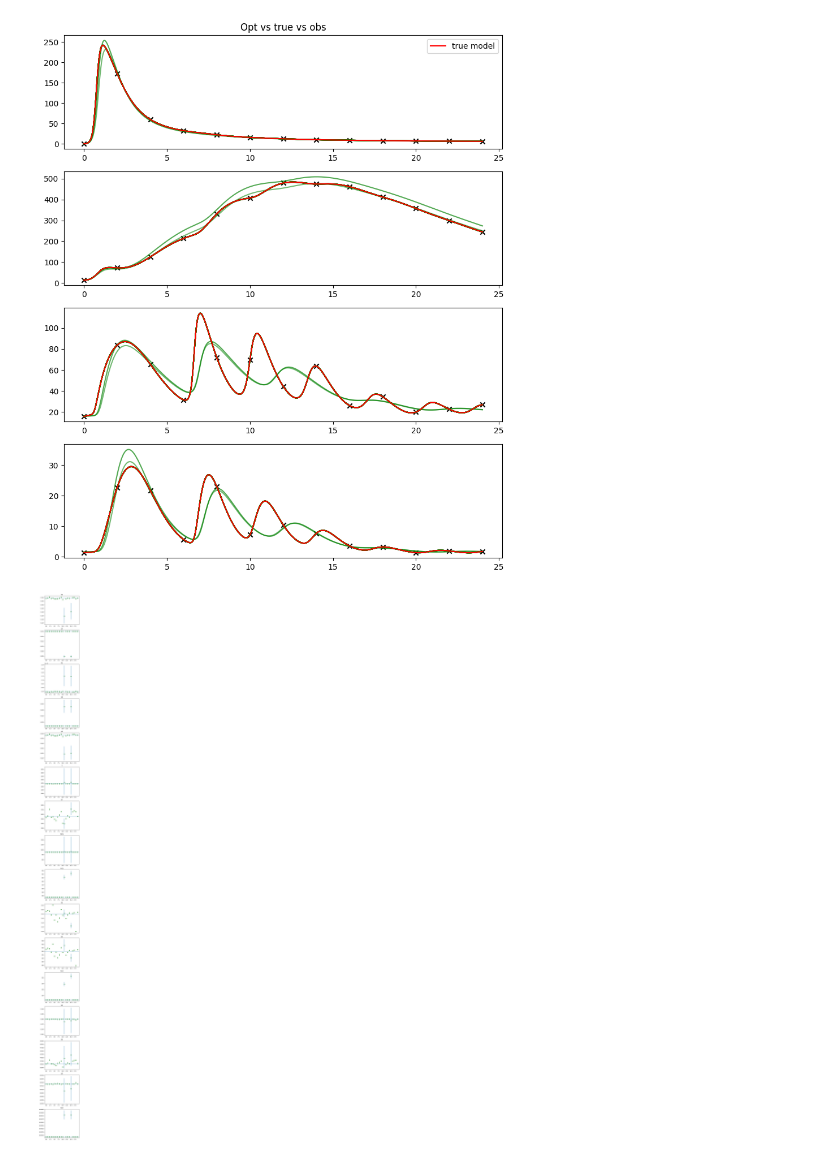
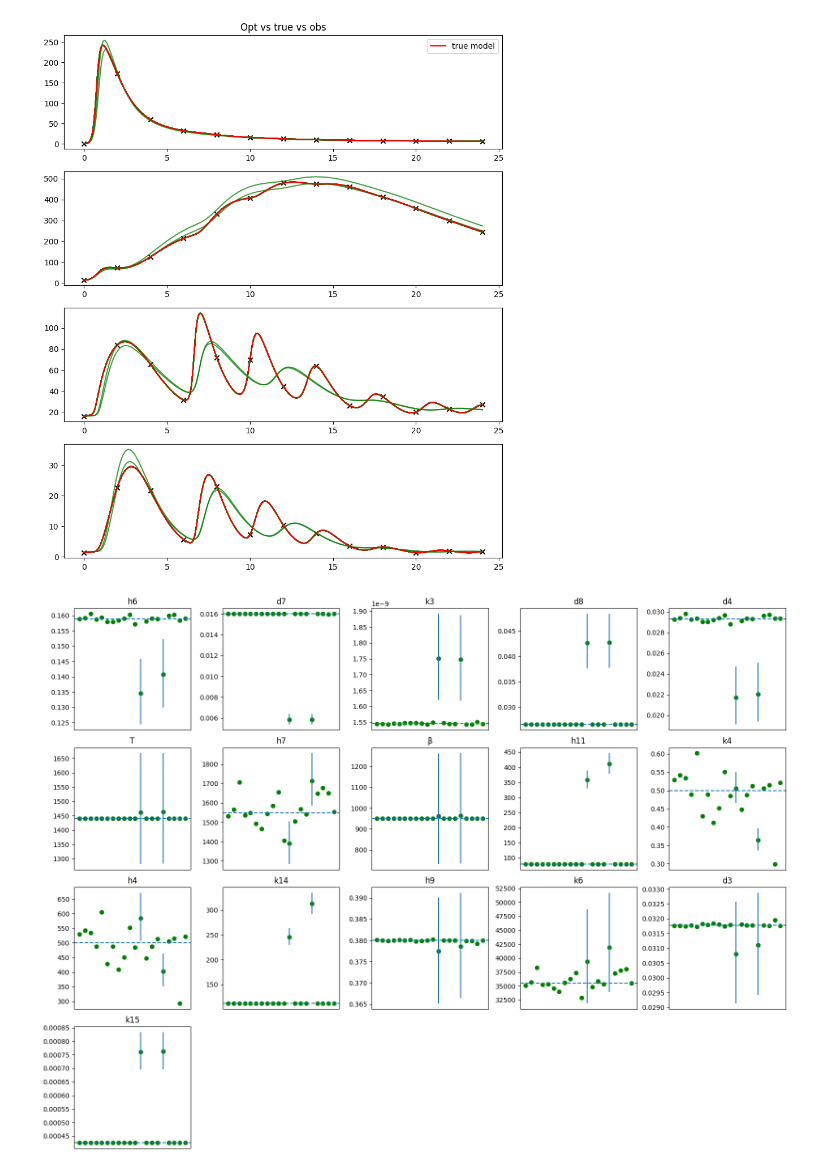
Before and after one commit to aayres22/ITIS_Analysis, a Jupyter notebook: Post_opt_ci.ipynb, the cells around one changed output. Drawn from its saved outputs; the diff is of its cells as text; code cells hidden in the pictures.

```diff
--- a/Post_opt_ci.ipynb
+++ b/Post_opt_ci.ipynb
@@ -12,6 +12,7 @@ D = '3'         # '1' for ACTH + Cort,
                 # '3' for ACTH + Cort + TNF-a + IL10
 dpoints = '2'   # '1' for 25, '2' for 13
 
+N = 'nonoise_'
 if D == '1':
     output_ids = [6,7]
     param_ids = [33, 12, 36, 32, 43, 39, 16, 7, 31, 37, 8, 15, 9, 28, 14]
@@ -23,7 +24,7 @@ elif D == '3':
     param_ids =[12, 33, 7, 36, 16, 43, 15, 39, 32, 8, 9, 31, 21, 14, 10, 34]
 
 
-with open('Multistart_results\\OLSMultistart_nonoise_' + D + dpoints + '.pkl', 'rb') as f:
+with open('Multistart_results\\OLSMultistart_' + N + D + dpoints + '.pkl', 'rb') as f:
     results = pickle.load(f)
 # with open('Multistart_incVar\\OLSMultistart_' + D + dpoints + '.pkl', 'rb') as f:
 #     results = pickle.load(f)
@@ -61,15 +62,15 @@ param_titles = ['d1',
 'b2','k9','k10','k11','d6',
 'k12','k13','k14','h11','d7',
 'k15','k16','d8',
-'alpha', 'k', 'beta', 'L', 'eps', 'delta', 'T', 'Nc']
+'\u03B1', 'k', '\u03B2', 'L', '\u03B5', '\u03B4', 'T', 'Nc']
 
 circadian_param = ['alpha', 'k', 'beta', 'L', 'eps', 'delta', 'T', 'Nc'] #exclude?
 
 cond = 0
 unid = []
-p_indices = [param_titles.index(param_sorted[0])]
-for i in range(1,len(rank_cut)):
-    p_indices.append(param_titles.index(param_sorted[i]))
+p_indices = [param_ids[0]]
+for i in range(1,len(param_ids)):
+    p_indices.append(param_ids[i])
     S_opt = S[p_indices,:].copy()
     F_opt = S_opt@S_opt.T
     cond = np.linalg.cond(F_opt)
@@ -103,7 +104,7 @@ Diagonals of C: [0.19510513 0.22827239 0.18506776 0.48511877 0.51252179 0.534801
 
 plt.figure(figsize = (10,3*len(output_ids),))
 for i in range(len(output_ids)):
-    a = 1.0
+    a = .75
     if i == 1:
         plt.title('Opt vs true vs obs')
         plt.legend()
@@ -111,47 +112,71 @@ for i in range(len(output_ids)):
     plt.scatter(t_data,y_data[:,i],marker='x',color='k')
     for j in range(20):
         plt.plot(tfinal,opt_solutions[j,:,i].T, color = 'g', alpha = a)
-        a -= .03
+        #a -= .03
     plt.plot(tfinal,true_sol[:,output_ids[i]],color='r',label='true model')
-plt.savefig("FIGS\\Multistart_modelsols_nonoise" + D + dpoints + ".png")
+#plt.savefig("FIGS\\Multistart_modelsols_" + N + D + dpoints + ".png")
 plt.show()
 # %% [output]
 [figure]
 # %%
 ##  ADD NOISE
 ##Calculating CIS
 from scipy import stats
 ##Calculate standard errors
 
 
 ##initialize container for bounds
 alpha = 0.05
 t_value = stats.t.ppf(1-alpha, len(t_data) * len(output_ids) - len(p_indices))
+#
+# plt.figure(figsize = (5, 4*len(p_indices)))
+# for i in range(len(param_ids)):
+#     CI = np.zeros((20,2))
+#     plt.subplot(len(p_indices), 1, i+1)
+#     for j in range(20):
+#         var_est = (1/(len(t_data) * len(output_ids) - len(p_indices))) * opt_cost[j]
+#         SE = np.sqrt(var_est * np.diag(C_opt))
+#
+#         CI[j,0] = param_opt[j][i] - t_value * SE[i]
+#         CI[j,1] = param_opt[j][i] + t_value * SE[i]
+#         plt.vlines(x = j, ymin = np.exp(CI[j,0]), ymax = np.exp(CI[j,1]))
+#     #plt.ylim(np.exp(param_log[p_indices[i]] - param_log[p_indices[i]]* .1), np.exp(param_log[p_indices[i]] + param_log[p_indices[i]]* .1))
+#     plt.axhline(np.exp(param_log[p_indices[i]]), linestyle = '--')
+#     plt.scatter(range(20), np.exp(param_opt[:,i]), marker = 'o', color = 'g')
+#     plt.title(param_titles[p_indices[i]])
+# plt.tight_layout()
+# #plt.savefig('FIGS\\post_opt_CIS_nonoise' + D + dpoints + '.png')
+# plt.show()
 
-plt.figure(figsize = (5, 4*len(p_indices)))
-for i in range(len(param_sorted)):
-    CI = np.zeros((20,2))
-    plt.subplot(len(p_indices), 1, i+1)
-    for j in range(20):
-        var_est = (1/(len(t_data) * len(output_ids) - len(p_indices))) * opt_cost[j]
-        SE = np.sqrt(var_est * np.diag(C_opt))
+fig, axs = plt.subplots(4,5, figsize = (16,12))
+CI = np.zeros((20,2))
+for i in range(4):
 
-        CI[j,0] = param_opt[j][i] - t_value * SE[i]
-        CI[j,1] = param_opt[j][i] + t_value * SE[i]
-        plt.vlines(x = j, ymin = np.exp(CI[j,0]), ymax = np.exp(CI[j,1]))
-    #plt.ylim(np.exp(param_log[p_indices[i]] - param_log[p_indices[i]]* .1), np.exp(param_log[p_indices[i]] + param_log[p_indices[i]]* .1))
-    plt.axhline(np.exp(param_log[p_indices[i]]), linestyle = '--')
-    plt.scatter(range(20), np.exp(param_opt[:,i]), marker = 'o', color = 'g')
-    plt.title(param_titles[p_indices[i]])
-plt.tight_layout()
-plt.savefig('FIGS\\post_opt_CIS_nonoise' + D + dpoints + '.png')
-plt.show()
+    for k in range(5):
+        if i*5 + k>= len(p_indices):
+            for r in range(k,5):
+                axs[i,r].remove()
+            break
+        for j in range(20):
+            var_est = (1/(len(t_data) * len(output_ids) - len(p_indices))) * opt_cost[j]
+            SE = np.sqrt(var_est * np.diag(C_opt))
+
+            CI[j,0] = param_opt[j][i*5 + k] - t_value * SE[i*5 + k]
+            CI[j,1] = param_opt[j][i*5 + k] + t_value * SE[i*5 + k]
+            axs[i, k].vlines(x = j, ymin = np.exp(CI[j,0]), ymax = np.exp(CI[j,1]))
+        axs[i, k].scatter(range(20), np.exp(param_opt[:,i*5 + k]), marker = 'o', color = 'g')
+        axs[i, k].axhline(np.exp(param_log[p_indices[i*5 + k]]), linestyle = '--')
+        axs[i,k].set_title(param_titles[p_indices[i*5 + k]])
+for ax in axs.flat:
+    ax.set_xticks([])
+fig.tight_layout()
+#plt.savefig("FIGS\\CI_matrix_" + N + D + dpoints + ".png")
 
         #print(CI[i,0], param_opt[0][i], CI [i,1])
         #print(np.exp(CI[i,0]), np.exp(param_log[p_indices[i]]), np.exp(CI [i,1]))
      #print(np.exp(CI[i,0])/np.exp(param_log[p_indices[i]])-1, 0, np.exp(CI [i,1])/np.exp(param_log[p_indices[i]])-1)
 ##
 
 ##HOW DOES LOG SCALE AFFECT OUTCOME?
 # %% [output]
-[figure, old version]
+[figure, new version]
```
Also changed, not shown: parts of 1 cell of this notebook, 49 other files.
